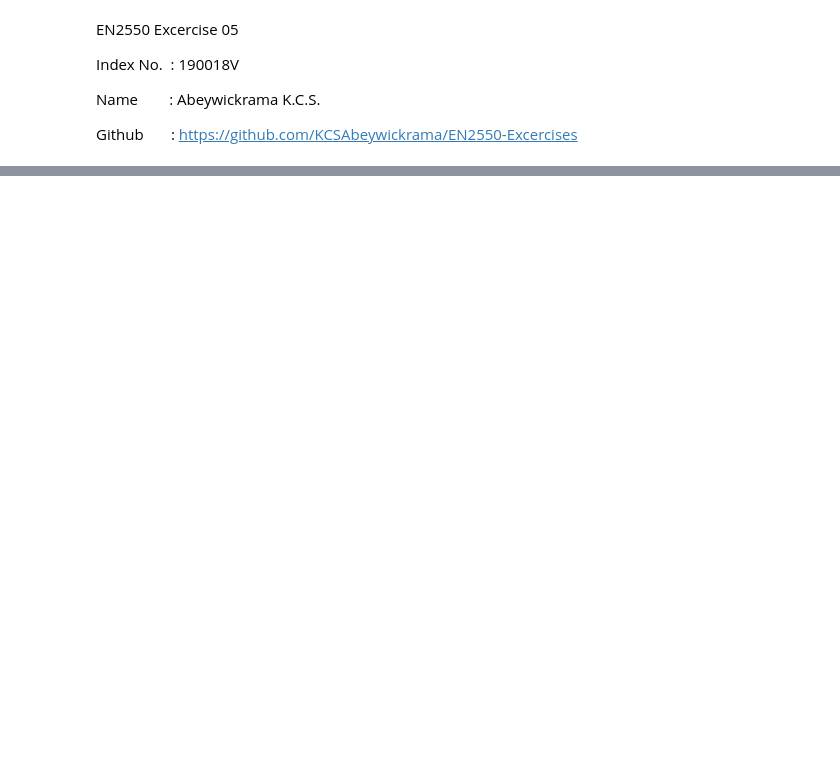
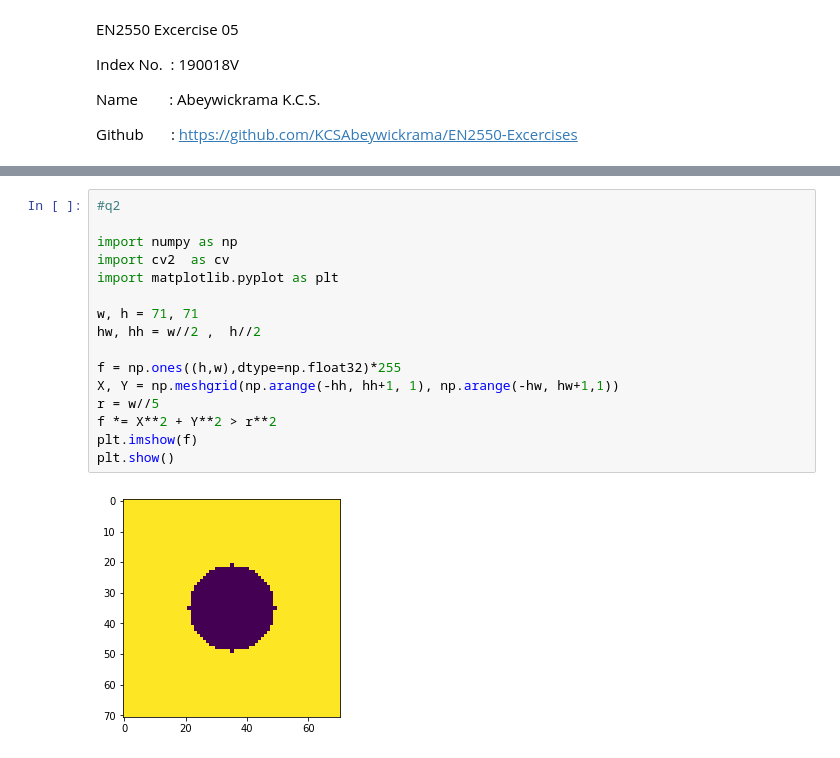
Before and after one commit to KCSAbeywickrama/EN2550-Excercises, a Jupyter notebook: Exercise_05/190018V_Ex05.ipynb, the cells around one changed output, grey strips where cells are left out. Saved outputs shown, nothing was run; the diff lists cells and outputs as text; blank space fills up the shorter version.

```diff
--- a/Exercise_05/190018V_Ex05.ipynb
+++ b/Exercise_05/190018V_Ex05.ipynb
@@ -25,0 +37,18 @@ plt.imshow(log)
+# %%
+#q2
+
+import numpy as np
+import cv2  as cv
+import matplotlib.pyplot as plt
+
+w, h = 71, 71
+hw, hh = w//2 ,  h//2
+
+f = np.ones((h,w),dtype=np.float32)*255
+X, Y = np.meshgrid(np.arange(-hh, hh+1, 1), np.arange(-hw, hw+1,1))
+r = w//5
+f *= X**2 + Y**2 > r**2
+plt.imshow(f)
+plt.show()
+# %% [output]
+[figure, added]
```
Also changed, not shown: parts of 7 cells of this notebook.
